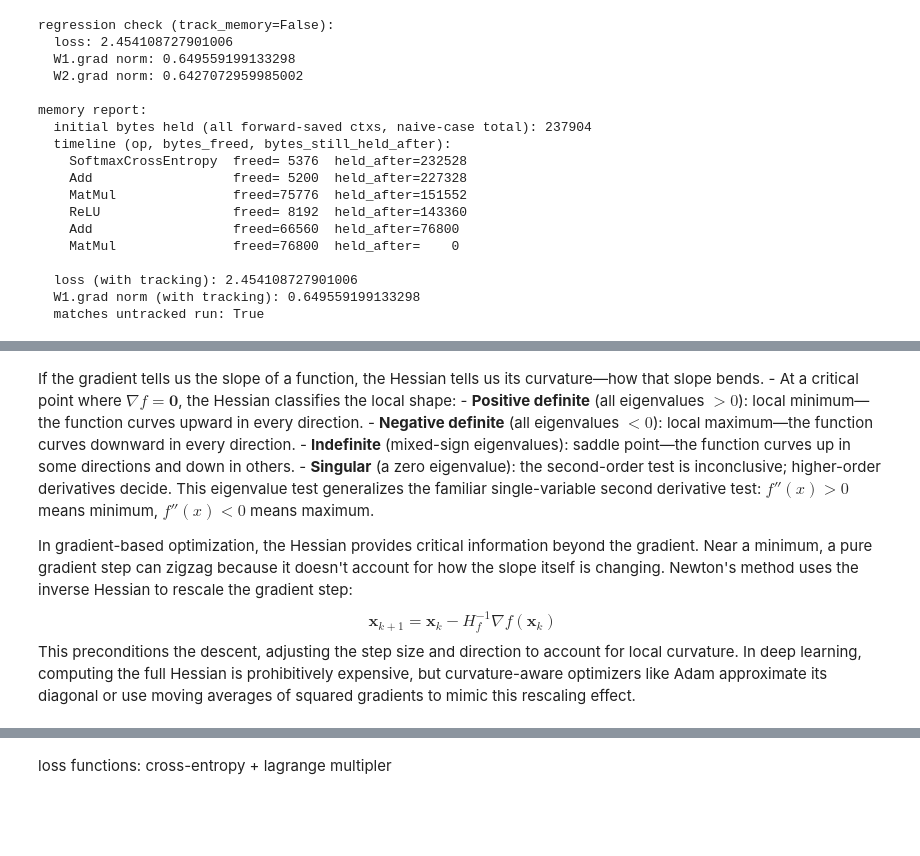
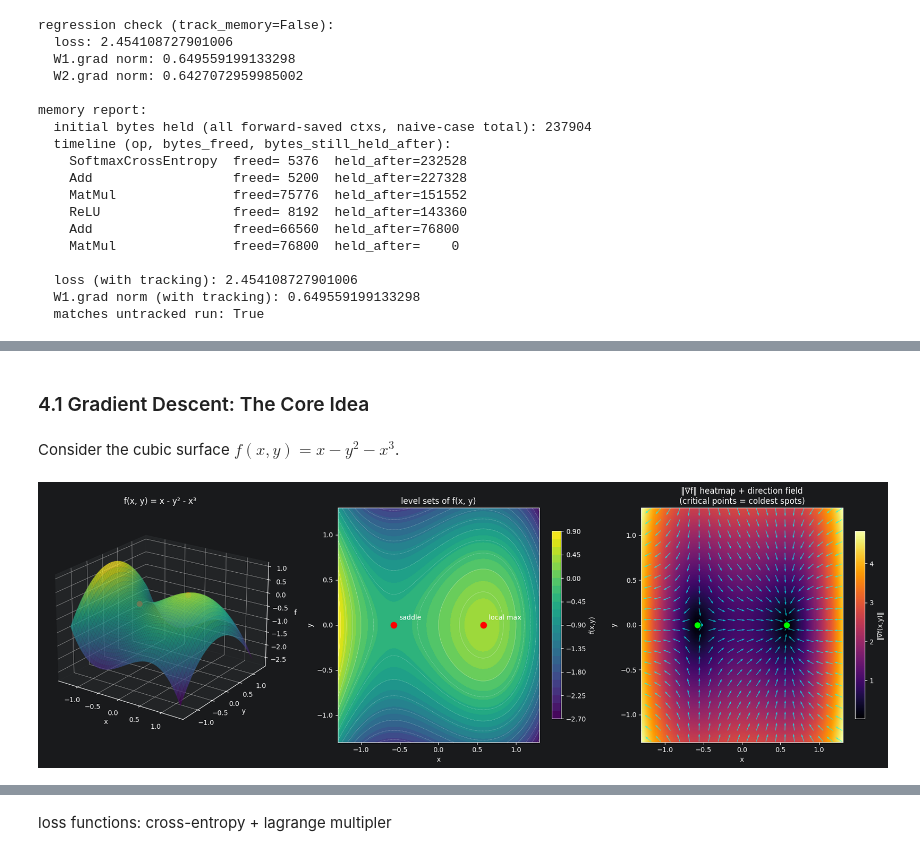
Before and after one commit to j03hoang/nlp-lab, a Jupyter notebook: notebooks/maths_review.ipynb, the cells around one changed output, grey strips where cells are left out. Cells and saved outputs as stored; diff of their text form; code cells hidden in the pictures; blank space fills up the shorter version.

Commit message:
optimization/gradient descent
plt for example function

```diff
--- a/notebooks/maths_review.ipynb
+++ b/notebooks/maths_review.ipynb
@@ -6027,7 +6027,3 @@ for step in range(num_steps):
 # %%
 ## 4. optimization: critical points/gradient test, gradient descent, learning rate, convergence, momentum, Adam, probing, loss landscapes
 # perhaps Hessian here
-# %% [markdown]
-If the gradient tells us the slope of a function, the Hessian tells us its curvature—how that slope bends. - At a critical point where $\nabla f = \mathbf{0}$, the Hessian classifies the local shape: - **Positive definite** (all eigenvalues $> 0$): local minimum—the function curves upward in every direction. - **Negative definite** (all eigenvalues $< 0$): local maximum—the function curves downward in every direction. - **Indefinite** (mixed-sign eigenvalues): saddle point—the function curves up in some directions and down in others. - **Singular** (a zero eigenvalue): the second-order test is inconclusive; higher-order derivatives decide. This eigenvalue test generalizes the familiar single-variable second derivative test: $f''(x) > 0$ means minimum, $f''(x) < 0$ means maximum.
-
-In gradient-based optimization, the Hessian provides critical information beyond the gradient. Near a minimum, a pure gradient step can zigzag because it doesn't account for how the slope itself is changing. Newton's method uses the inverse Hessian to rescale the gradient step: $$\mathbf{x}_{k+1} = \mathbf{x}_k - H_f^{-1} \nabla f(\mathbf{x}_k)$$ This preconditions the descent, adjusting the step size and direction to account for local curvature. In deep learning, computing the full Hessian is prohibitively expensive, but curvature-aware optimizers like Adam approximate its diagonal or use moving averages of squared gradients to mimic this rescaling effect.
@@ -6033,0 +6049,64 @@ In gradient-based optimization, the Hessian provides critical information beyond
+# %% [markdown]
+### 4.1 Gradient Descent: The Core Idea
+# %% [markdown]
+Consider the cubic surface $f(x,y) = x - y^2 - x^3$.
+# %%
+import numpy as np
+import matplotlib.pyplot as plt
+
+def f(x, y):
+    return x - y**2 - x**3
+
+def grad_f(x, y):
+    return np.array([1 - 3*x**2, -2*y])
+
+crit_points = [(1/np.sqrt(3), 0.0, "local max"), (-1/np.sqrt(3), 0.0, "saddle")]
+# %%
+xw = np.linspace(-1.3, 1.3, 200)
+yw = np.linspace(-1.3, 1.3, 200)
+Xw, Yw = np.meshgrid(xw, yw)
+Zw = f(Xw, Yw)
+
+# coarser grid for direction-field arrows
+gx = np.linspace(-1.3, 1.3, 22)
+gy = np.linspace(-1.3, 1.3, 22)
+GX, GY = np.meshgrid(gx, gy)
+GU, GV = 1 - 3*GX**2, -2*GY          # df/dx, df/dy
+GMAG = np.sqrt(GU**2 + GV**2)
+GU_dir, GV_dir = GU/(GMAG+1e-9), GV/(GMAG+1e-9)  # unit vectors: direction only
+
+Umag_fine = np.sqrt((1 - 3*Xw**2)**2 + (-2*Yw)**2)  # ||grad|| on the fine grid
+
+fig = plt.figure(figsize=(18, 6))
+
+ax1 = fig.add_subplot(1, 3, 1, projection='3d')
+ax1.plot_surface(Xw, Yw, Zw, alpha=0.75, cmap='viridis', edgecolor='none')
+for x0, y0, kind in crit_points:
+    ax1.scatter([x0], [y0], [f(x0, y0)], color='red', s=60, zorder=5)
+ax1.set_title("f(x, y) = x - y² - x³")
+ax1.set_xlabel('x'); ax1.set_ylabel('y'); ax1.set_zlabel('f')
+ax1.view_init(elev=22, azim=-55)
+
+ax2 = fig.add_subplot(1, 3, 2)
+cf = ax2.contourf(Xw, Yw, Zw, levels=30, cmap='viridis')
+ax2.contour(Xw, Yw, Zw, levels=15, colors='white', linewidths=0.4, alpha=0.5)
+for x0, y0, kind in crit_points:
+    ax2.plot(x0, y0, 'o', color='red', markersize=9)
+    ax2.annotate(kind, (x0, y0), textcoords="offset points", xytext=(8, 8), color='white')
+ax2.set_title("level sets of f(x, y)")
+ax2.set_xlabel('x'); ax2.set_ylabel('y')
+fig.colorbar(cf, ax=ax2, shrink=0.8, label='f(x,y)')
+
+ax3 = fig.add_subplot(1, 3, 3)
+hm = ax3.pcolormesh(Xw, Yw, Umag_fine, shading='auto', cmap='inferno')
+ax3.quiver(GX, GY, GU_dir, GV_dir, color='cyan', alpha=0.75, scale=25, width=0.003)
+for x0, y0, kind in crit_points:
+    ax3.plot(x0, y0, 'o', color='lime', markersize=10, markeredgecolor='black')
+ax3.set_title("‖∇f‖ heatmap + direction field\n(critical points = coldest spots)")
+ax3.set_xlabel('x'); ax3.set_ylabel('y')
+fig.colorbar(hm, ax=ax3, shrink=0.8, label='‖∇f(x,y)‖')
+
+plt.tight_layout()
+plt.show()
+# %% [output]
+[figure, added]
```
Also changed, not shown: parts of 3 cells of this notebook.
